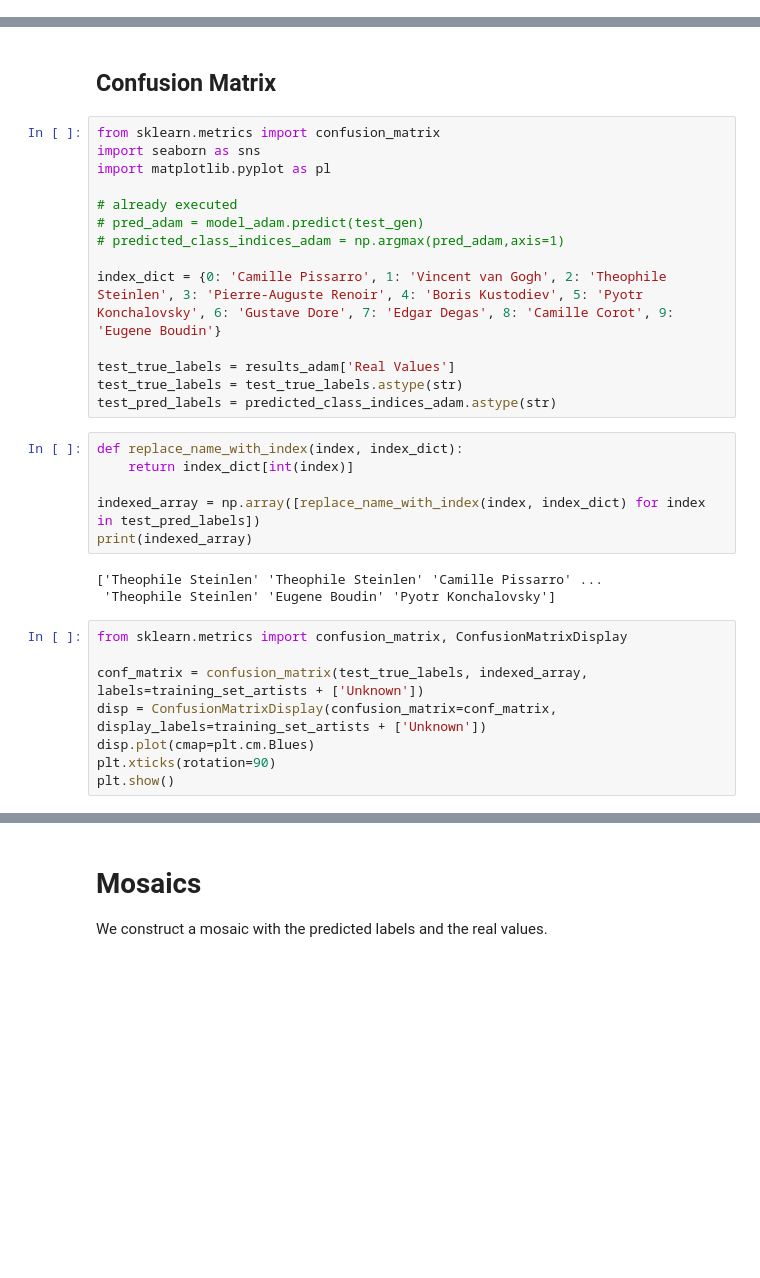
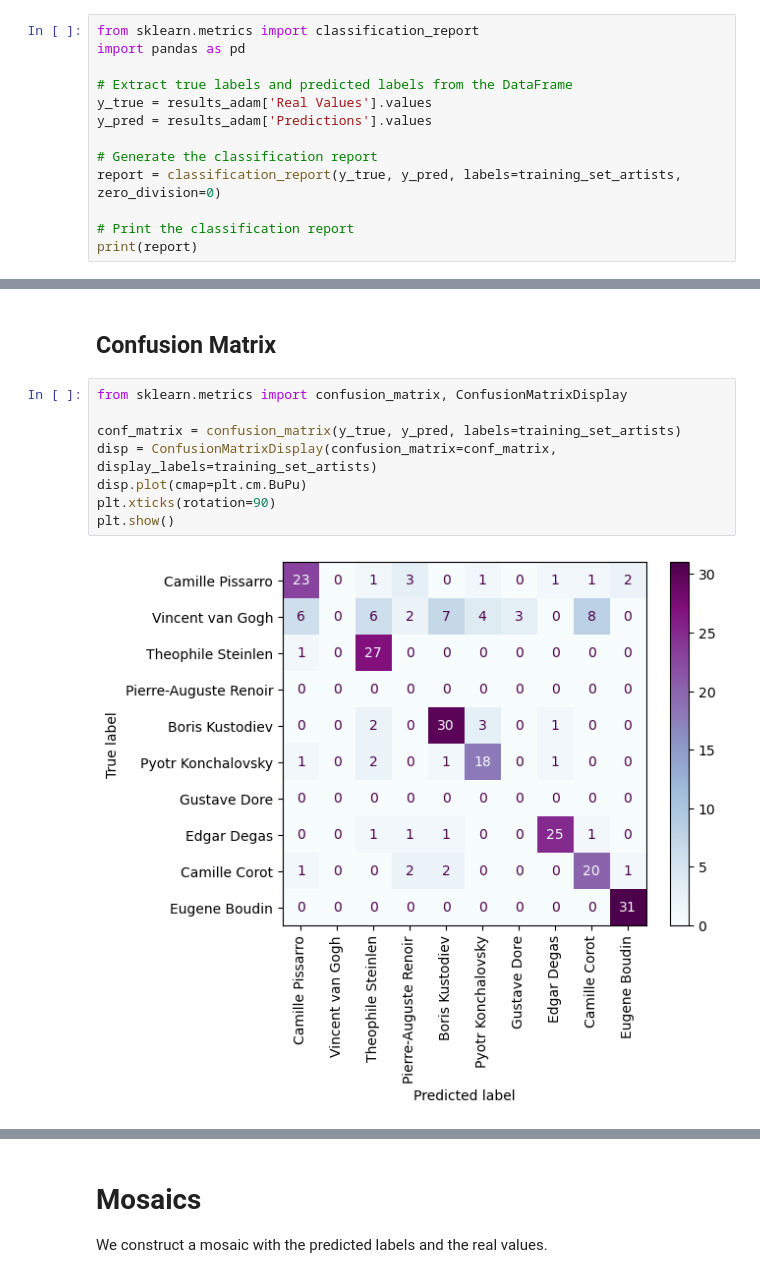
Before and after one commit to DCC-UAB/XNAPproject-grup07, a Jupyter notebook: our_code/base_code.ipynb, the cells around one changed output, grey strips where cells are left out. Cells and saved outputs as stored; diff of their text form; blank space fills up the shorter version.

```diff
--- a/our_code/base_code.ipynb
+++ b/our_code/base_code.ipynb
@@ -959,0 +910,13 @@ test accuracy on new images
+# %%
+from sklearn.metrics import classification_report
+import pandas as pd
+
+# Extract true labels and predicted labels from the DataFrame
+y_true = results_adam['Real Values'].values
+y_pred = results_adam['Predictions'].values
+
+# Generate the classification report
+report = classification_report(y_true, y_pred, labels=training_set_artists, zero_division=0)
+
+# Print the classification report
+print(report)
@@ -960,33 +940,12 @@ test accuracy on new images
 # %% [markdown]
 ## Confusion Matrix
-# %%
-from sklearn.metrics import confusion_matrix
-import seaborn as sns
-import matplotlib.pyplot as pl
-
-# already executed
-# pred_adam = model_adam.predict(test_gen)
-# predicted_class_indices_adam = np.argmax(pred_adam,axis=1)
-
-index_dict = {0: 'Camille Pissarro', 1: 'Vincent van Gogh', 2: 'Theophile Steinlen', 3: 'Pierre-Auguste Renoir', 4: 'Boris Kustodiev', 5: 'Pyotr Konchalovsky', 6: 'Gustave Dore', 7: 'Edgar Degas', 8: 'Camille Corot', 9: 'Eugene Boudin'}
-
-test_true_labels = results_adam['Real Values']
-test_true_labels = test_true_labels.astype(str)
-test_pred_labels = predicted_class_indices_adam.astype(str)
-# %%
-def replace_name_with_index(index, index_dict):
-    return index_dict[int(index)]
-
-indexed_array = np.array([replace_name_with_index(index, index_dict) for index in test_pred_labels])
-print(indexed_array)
-# %% [output]
-['Theophile Steinlen' 'Theophile Steinlen' 'Camille Pissarro' ...
- 'Theophile Steinlen' 'Eugene Boudin' 'Pyotr Konchalovsky']
 # %%
 from sklearn.metrics import confusion_matrix, ConfusionMatrixDisplay
 
-conf_matrix = confusion_matrix(test_true_labels, indexed_array, labels=training_set_artists + ['Unknown'])
-disp = ConfusionMatrixDisplay(confusion_matrix=conf_matrix, display_labels=training_set_artists + ['Unknown'])
-disp.plot(cmap=plt.cm.Blues)
+conf_matrix = confusion_matrix(y_true, y_pred, labels=training_set_artists)
+disp = ConfusionMatrixDisplay(confusion_matrix=conf_matrix, display_labels=training_set_artists)
+disp.plot(cmap=plt.cm.BuPu)
 plt.xticks(rotation=90)
 plt.show()
+# %% [output]
+[figure, added]
```
Also changed, not shown: parts of 28 cells of this notebook.
